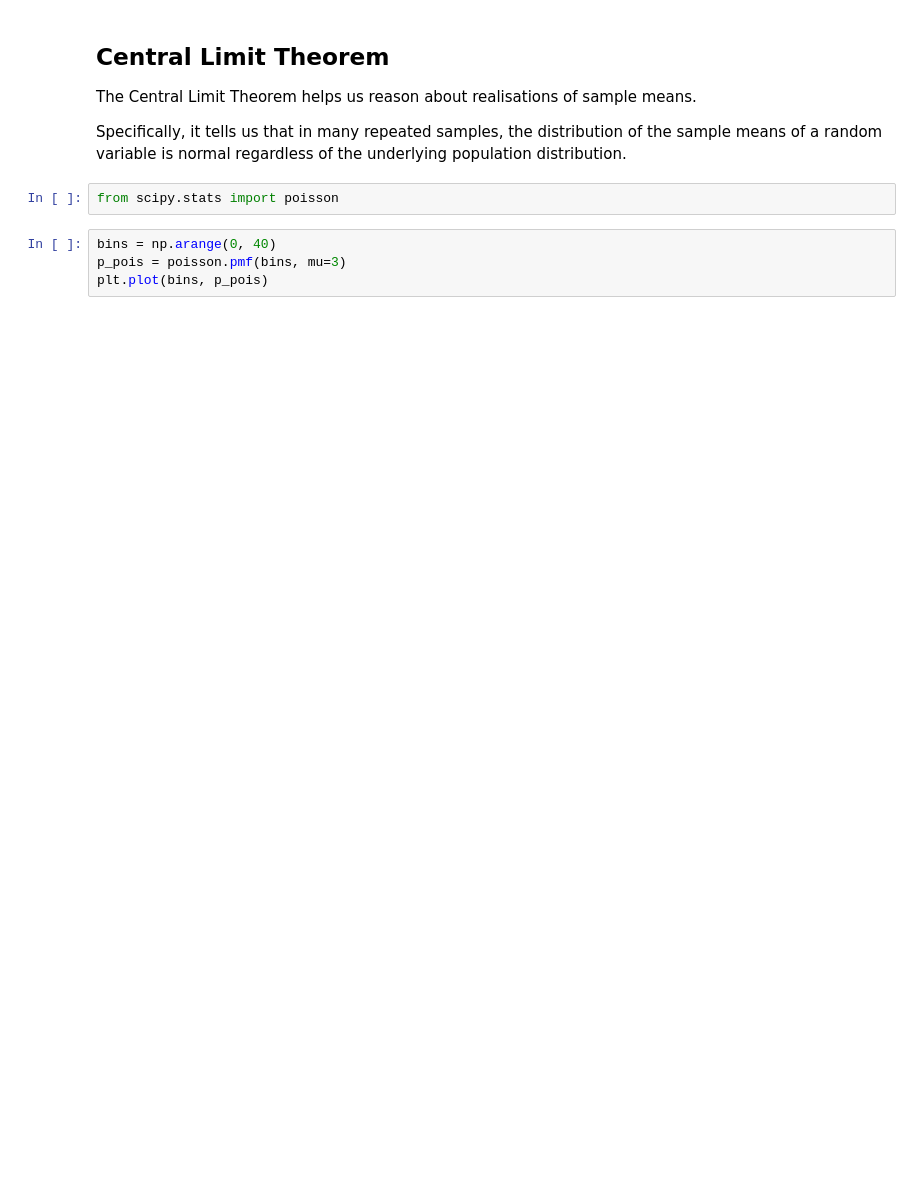
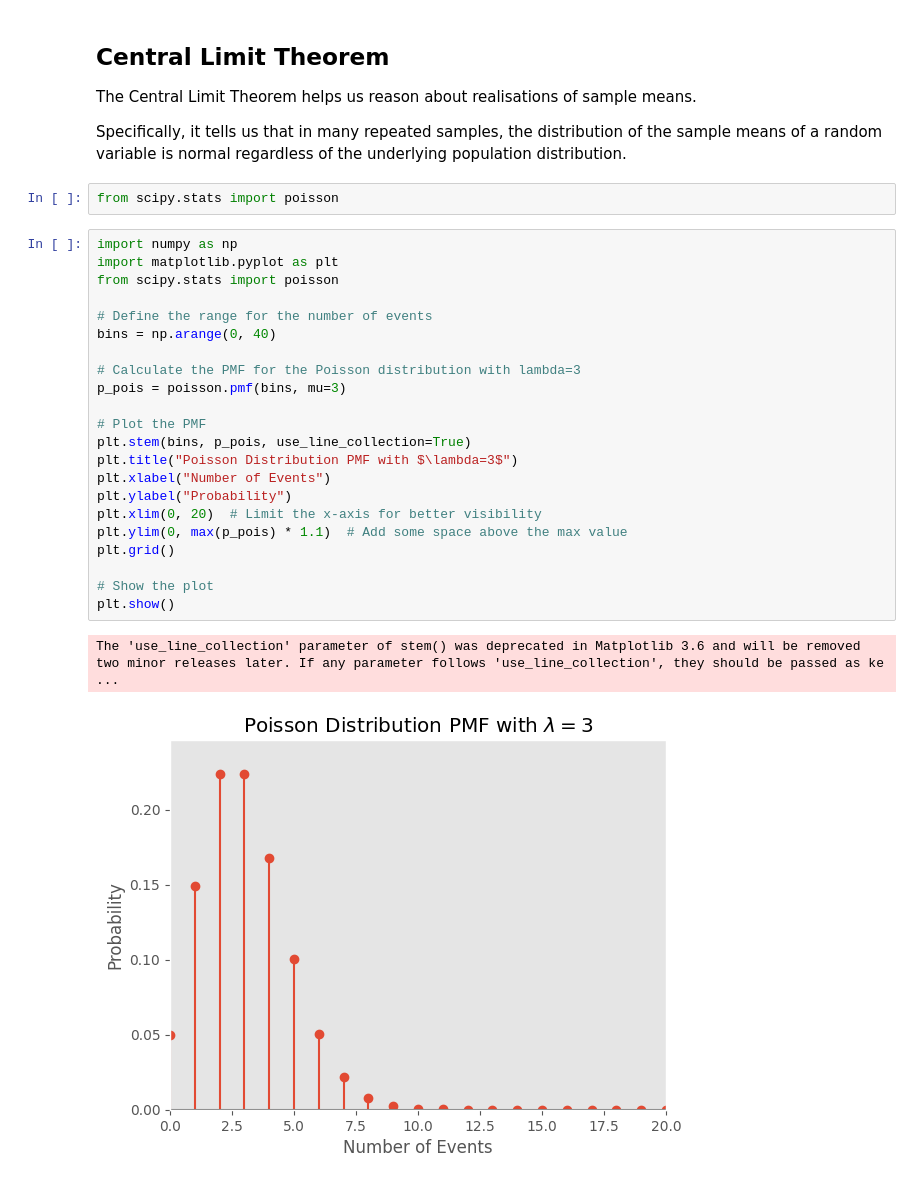
Before and after one commit to badineniharshith/IIIT-HYD-, a Jupyter notebook: AIML_Sep'24_Probability_Primer.ipynb, the cells around one changed output. Saved outputs shown, nothing was run; the diff lists cells and outputs as text; blank space fills up the shorter version.

```diff
--- a/AIML_Sep'24_Probability_Primer.ipynb
+++ b/AIML_Sep'24_Probability_Primer.ipynb
@@ -587,10 +703,31 @@ The Central Limit Theorem helps us reason about realisations of sample means.
 Specifically, it tells us that in many repeated samples, the distribution of the sample means of a random variable is normal regardless of the underlying population distribution.
 # %%
 from scipy.stats import poisson
-# %%
-bins = np.arange(0, 40)
-p_pois = poisson.pmf(bins, mu=3)
-plt.plot(bins, p_pois)
+# %%
+import numpy as np
+import matplotlib.pyplot as plt
+from scipy.stats import poisson
+
+# Define the range for the number of events
+bins = np.arange(0, 40)
+
+# Calculate the PMF for the Poisson distribution with lambda=3
+p_pois = poisson.pmf(bins, mu=3)
+
+# Plot the PMF
+plt.stem(bins, p_pois, use_line_collection=True)
+plt.title("Poisson Distribution PMF with $\lambda=3$")
+plt.xlabel("Number of Events")
+plt.ylabel("Probability")
+plt.xlim(0, 20)  # Limit the x-axis for better visibility
+plt.ylim(0, max(p_pois) * 1.1)  # Add some space above the max value
+plt.grid()
+
+# Show the plot
+plt.show()
+# %% [output]
+The 'use_line_collection' parameter of stem() was deprecated in Matplotlib 3.6 and will be removed two minor releases later. If any parameter follows 'use_line_collection', they should be passed as ke ...
+[figure, added]
 # %%
 def sample_pois(_):
     samples = poisson.rvs(mu=3, size=20)
```
Also changed, not shown: parts of 29 cells of this notebook.
